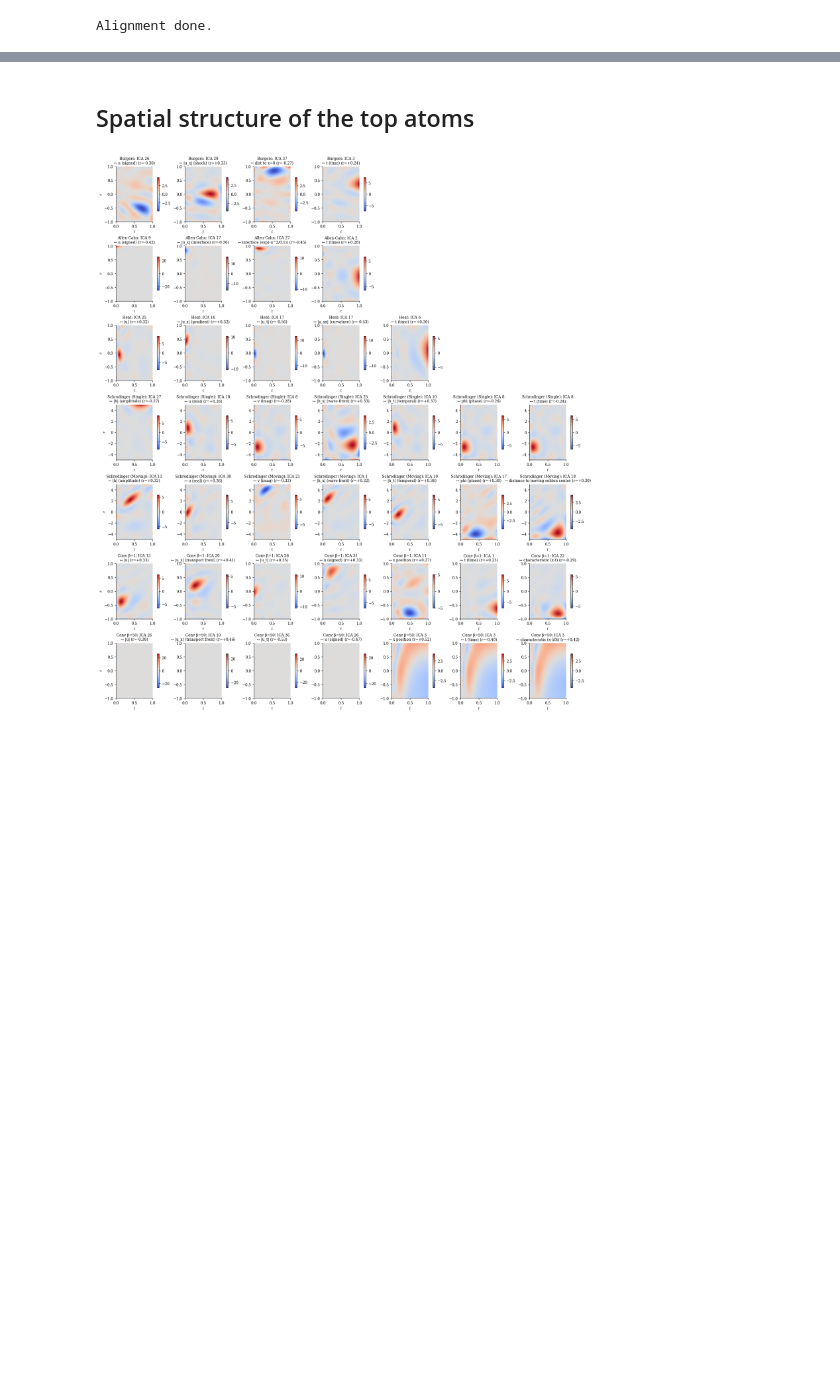
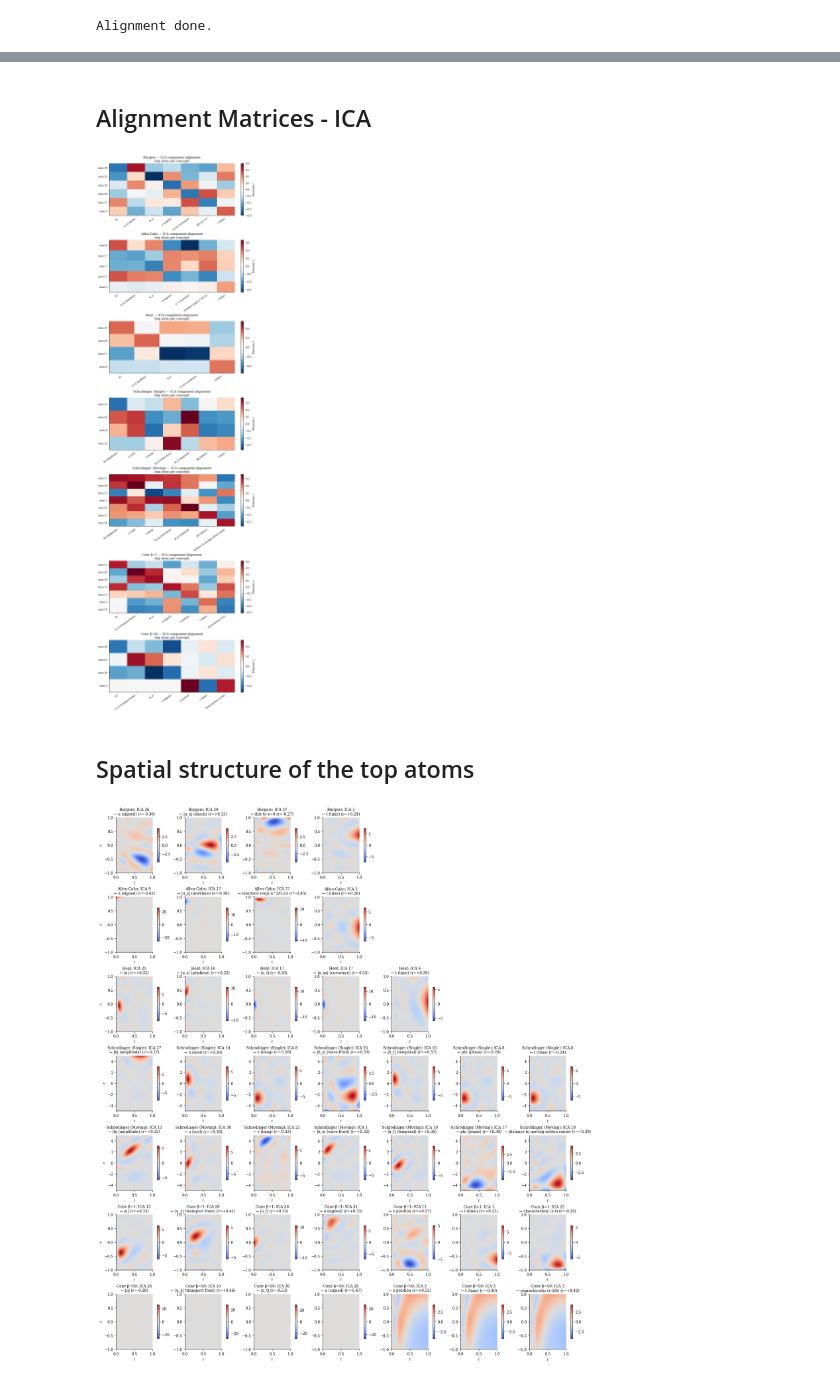
Before and after one commit to NanditaPatil-dotcom/PhysSAE, a Jupyter notebook: PhysSAE_ICA_baseline.ipynb, the cells around one changed output, grey strips where cells are left out. Drawn from its saved outputs; the diff is of its cells as text; code cells hidden in the pictures; blank space fills up the shorter version.

Commit message:
Matching the template the for SAE for plots and table

```diff
--- a/PhysSAE_ICA_baseline.ipynb
+++ b/PhysSAE_ICA_baseline.ipynb
@@ -924,3 +960,42 @@ Alignment done.
+# %% [markdown]
+## Alignment Matrices - ICA
+# %%
+def fig2(A_dict, names_dict):
+
+    tags = ["Burgers","Allen-Cahn","Heat","Schrodinger (Single)","Schrodinger (Moving)","Conv β=1","Conv β=50"]
+    fig, axes = plt.subplots(len(tags),1,figsize=(8, 28),constrained_layout=True)
+
+    for row, tag in enumerate(tags):
+
+        A = A_dict[tag]
+        names = names_dict[tag]
+
+        # ---------------- ICA ----------------
+
+        rows = [int(np.argmax(np.abs(A[:, j])))for j in range(A.shape[1])]
+        rows_u = list(dict.fromkeys(rows))
+        A_show = A[rows_u]
+        ax = axes[row]
+        vmax = max(np.abs(A_show).max(), 1e-3)
+        im = ax.imshow(A_show,cmap="RdBu_r",vmin=-vmax,vmax=vmax,aspect="auto")
+        ax.set_xticks(range(len(names)))
+        ax.set_xticklabels(names,rotation=35,ha="right",fontsize=8)
+        ax.set_yticks(range(len(rows_u)))
+        ax.set_yticklabels([f"atom {k}" for k in rows_u],fontsize=8)
+        ax.set_title(f"{tag} — ICA component alignment\n(top atom per concept)")
+        plt.colorbar(im,ax=ax,fraction=0.04,label="Pearson r")
+
+
+    plt.savefig("figures/fig2_alignment.png",bbox_inches="tight")
+    plt.show()
+
+
+fig2(
+    {"Burgers": A_b,"Allen-Cahn": A_a,"Heat": A_h,"Schrodinger (Single)": A_s_s,"Schrodinger (Moving)": A_s_m,"Conv β=1": A_c1,"Conv β=50": A_c50,},
+    {"Burgers": names_b,"Allen-Cahn": names_a,"Heat": names_h,"Schrodinger (Single)": names_s_s,"Schrodinger (Moving)": names_s_m,"Conv β=1": names_c1,"Conv β=50": names_c50,}
+)
+# %% [output]
+[figure, added]
 # %% [markdown]
 ##  Spatial structure of the top atoms
 # %%
```
Also changed, not shown: parts of 11 cells of this notebook.
